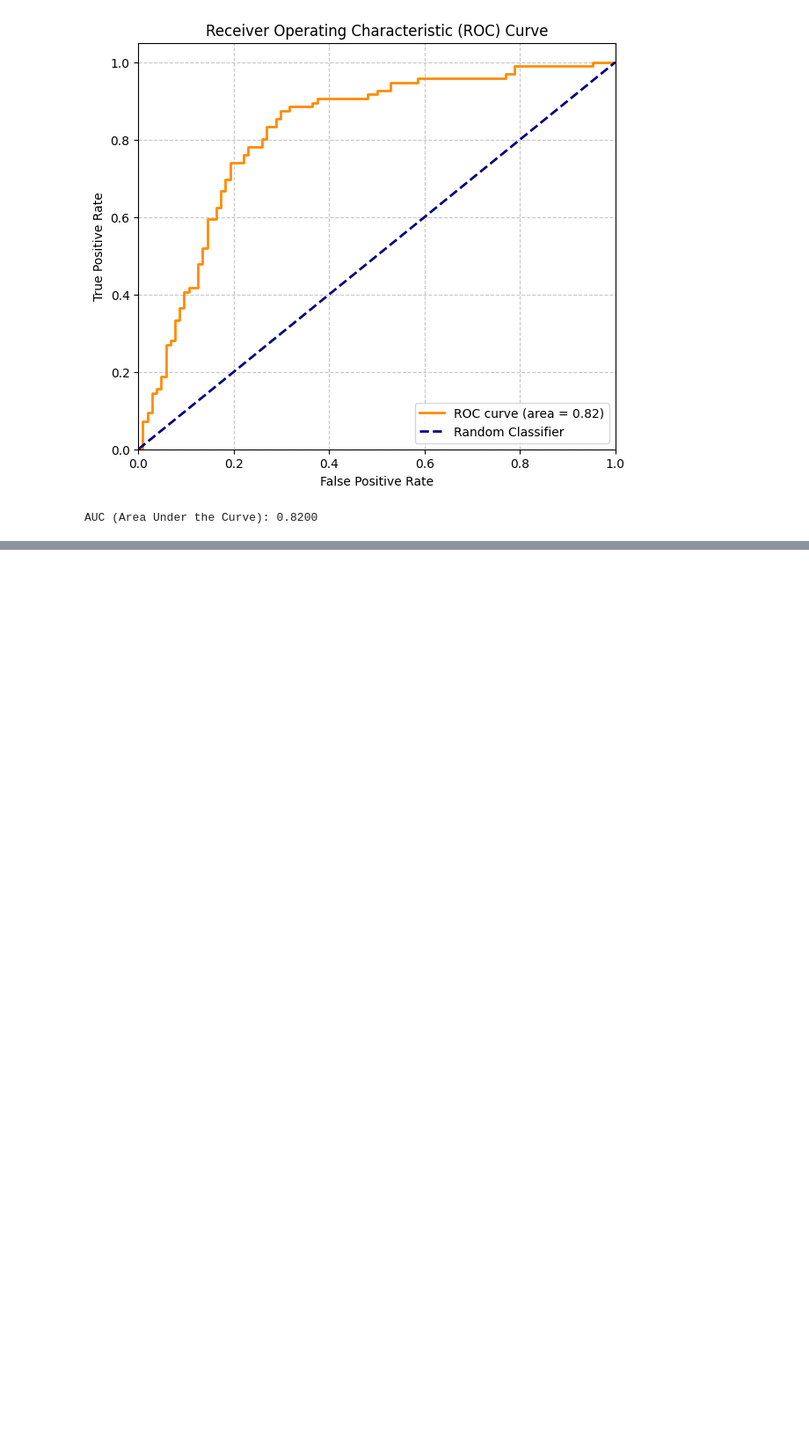
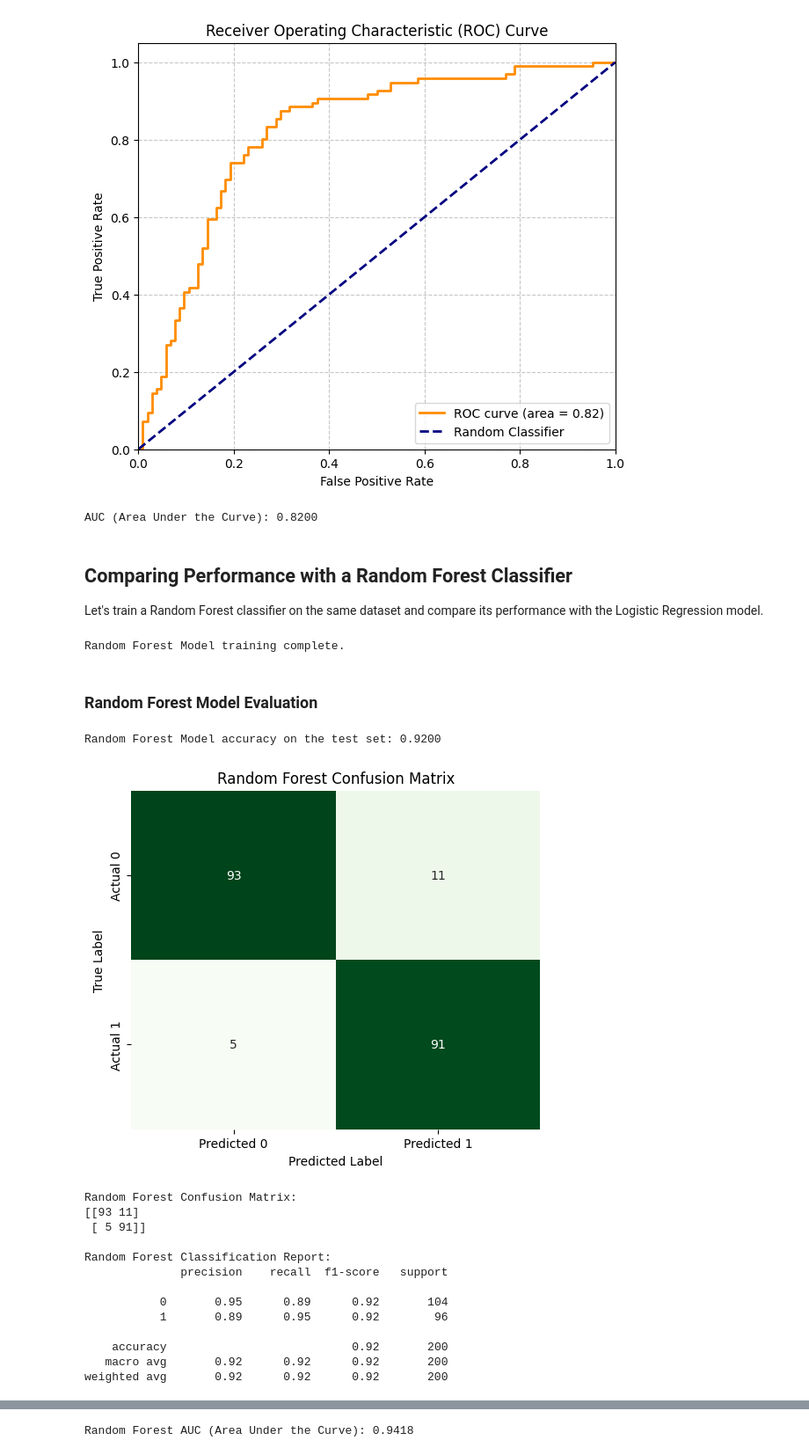
Before and after one commit to amit-sahu-a11y/ML_projects_for_practice, a Jupyter notebook: hyperparameters.ipynb, the cells around one changed output, grey strips where cells are left out. Shown at 88% size. Cells and saved outputs as stored; diff of their text form; code cells hidden in the pictures; blank space fills up the shorter version.

Commit message:
model's performance with a Random Forest classifier

```diff
--- a/hyperparameters.ipynb
+++ b/hyperparameters.ipynb
@@ -163,3 +163,77 @@ print(f"AUC (Area Under the Curve): {roc_auc:.4f}")
 # %% [output]
 [figure]
 AUC (Area Under the Curve): 0.8200
+# %% [markdown]
+## Comparing Performance with a Random Forest Classifier
+
+Let's train a Random Forest classifier on the same dataset and compare its performance with the Logistic Regression model.
+# %%
+from sklearn.ensemble import RandomForestClassifier
+
+# 1. Train a Random Forest classifier
+rf_model = RandomForestClassifier(random_state=42)
+rf_model.fit(X_train, y_train)
+
+print("Random Forest Model training complete.")
+# %% [output]
+Random Forest Model training complete.
+# %% [markdown]
+### Random Forest Model Evaluation
+# %%
+# Make predictions on the test data
+rf_y_pred = rf_model.predict(X_test)
+
+# Evaluate accuracy
+rf_accuracy = accuracy_score(y_test, rf_y_pred)
+print(f"Random Forest Model accuracy on the test set: {rf_accuracy:.4f}")
+
+# Confusion Matrix for Random Forest
+rf_cm = confusion_matrix(y_test, rf_y_pred)
+plt.figure(figsize=(6, 5))
+sns.heatmap(rf_cm, annot=True, fmt='d', cmap='Greens', cbar=False,
+            xticklabels=['Predicted 0', 'Predicted 1'],
+            yticklabels=['Actual 0', 'Actual 1'])
+plt.xlabel('Predicted Label')
+plt.ylabel('True Label')
+plt.title('Random Forest Confusion Matrix')
+plt.show()
+print(f"\nRandom Forest Confusion Matrix:\n{rf_cm}")
+
+# Classification Report for Random Forest
+rf_report = classification_report(y_test, rf_y_pred)
+print("\nRandom Forest Classification Report:")
+print(rf_report)
+
+# ROC Curve and AUC for Random Forest
+rf_y_prob = rf_model.predict_proba(X_test)[:, 1]
+rf_fpr, rf_tpr, rf_thresholds = roc_curve(y_test, rf_y_prob)
+rf_roc_auc = auc(rf_fpr, rf_tpr)
+
+plt.figure(figsize=(7, 6))
+plt.plot(rf_fpr, rf_tpr, color='darkgreen', lw=2, label=f'RF ROC curve (area = {rf_roc_auc:.2f})')
+plt.plot([0, 1], [0, 1], color='navy', lw=2, linestyle='--', label='Random Classifier')
+plt.xlim([0.0, 1.0])
+plt.ylim([0.0, 1.05])
+plt.xlabel('False Positive Rate')
+plt.ylabel('True Positive Rate')
+plt.title('Random Forest ROC Curve')
+plt.legend(loc='lower right')
+plt.grid(True, linestyle='--', alpha=0.7)
+plt.show()
+print(f"\nRandom Forest AUC (Area Under the Curve): {rf_roc_auc:.4f}")
+# %% [output]
+Random Forest Model accuracy on the test set: 0.9200
+[figure, added]
+Random Forest Confusion Matrix:
+[[93 11]
+ [ 5 91]]
+
+Random Forest Classification Report:
+              precision    recall  f1-score   support
+
+           0       0.95      0.89      0.92       104
+           1       0.89      0.95      0.92        96
+
+    accuracy                           0.92       200
+   macro avg       0.92      0.92      0.92       200
+weighted avg       0.92      0.92      0.92       200
@@ -165,0 +241 @@ AUC (Area Under the Curve): 0.8200
+Random Forest AUC (Area Under the Curve): 0.9418
```
Also changed, not shown: parts of 1 cell of this notebook.
